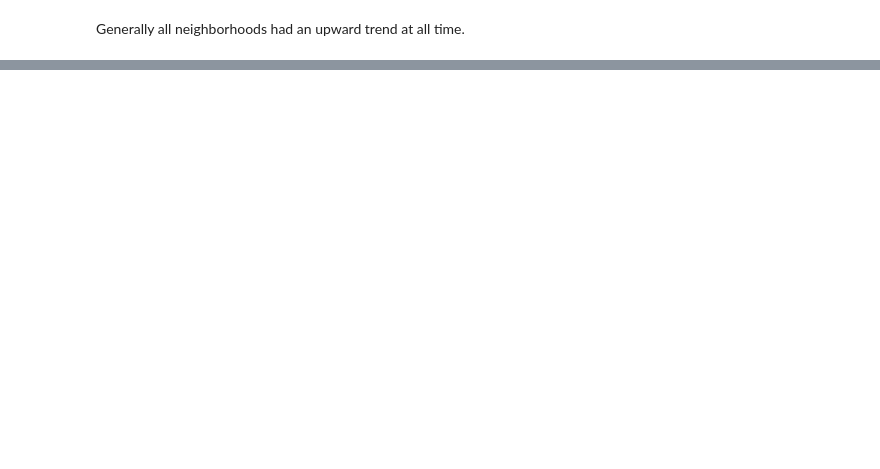
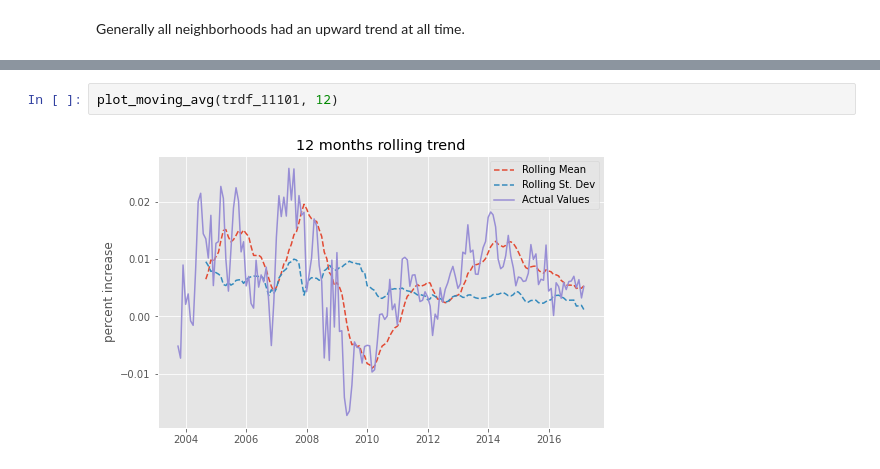
Before and after one commit to stereopickle/real_estate_prediction, a Jupyter notebook: 010.Exploratory_Data_Analysis.ipynb, the cells around one changed output, grey strips where cells are left out. Cells and saved outputs as stored; diff of their text form; blank space fills up the shorter version.

```diff
--- a/010.Exploratory_Data_Analysis.ipynb
+++ b/010.Exploratory_Data_Analysis.ipynb
@@ -182,0 +164,4 @@ Generally all neighborhoods had an upward trend at all time.
+# %%
+plot_moving_avg(trdf_11101, 12)
+# %% [output]
+[figure, added]
```
Also changed, not shown: parts of 23 cells of this notebook.
